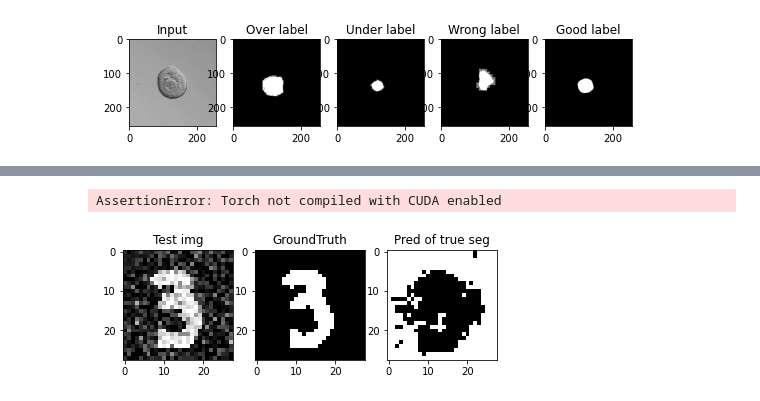
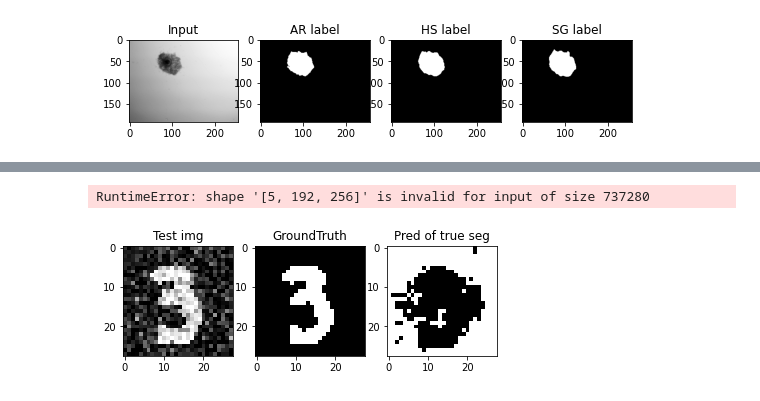
Before and after one commit to cerquide/Learn_Noisy_Labels_Medical_Images, a Jupyter notebook: MNIST_example.ipynb, the cells around one changed output, grey strips where cells are left out. Drawn from its saved outputs; the diff is of its cells as text; code cells hidden in the pictures.

Commit message:
adapt to gent

```diff
--- a/MNIST_example.ipynb
+++ b/MNIST_example.ipynb
@@ -43,8 +43,8 @@ learning_rate = 1e-2 # learning rate
 #label_mode = 'multi'
 
 ### INSERT CODE ###
-data_path = './oocytes_examples'
-dataset_tag = 'oocytes'
+data_path = './oocytes_gent/'
+dataset_tag = 'oocytes_gent'
 label_mode = 'multi'
 ### ----------- ###
 
@@ -65,46 +65,46 @@ testloader = data.DataLoader(test_dataset, batch_size=1, shuffle=False, drop_las
 
 # demonstrate the training samples:
 Image_index_to_demonstrate = 3
-images, labels_over, labels_under, labels_wrong, labels_good, imagename = validate_dataset[Image_index_to_demonstrate]
+images, labels_AR, labels_HS, labels_SG, imagename = validate_dataset[Image_index_to_demonstrate]
 images = np.mean(images, axis=0)
 # print('The dimension of image, channel:' + str(np.shape(images)[0]) + ', height:' + str(np.shape(images)[1]) + ', width:' + str(np.shape(images)[2]))
 # print('The dimension of label, channel:' + str(np.shape(labels_over)[0]) + ', height:' + str(np.shape(labels_over)[1]) + ', width:' + str(np.shape(labels_over)[2]))
 
 # plot input image:
 # the input image is original mnist images with gaussian noises
 # plt.imshow(np.mean(images, axis=0), cmap='gray')
 # plt.title('Input image')
 # plt.show()
 
 # plot the labels:
 fig = plt.figure(figsize=(9, 13))
-columns = 5
+columns = 4 # images, labels_AR, labels_HS, labels_SG
 rows = 1
 ax = []
 labels = []
 labels_names = []
 labels.append(images)
-labels.append(labels_over)
-labels.append(labels_under)
-labels.append(labels_wrong)
-labels.append(labels_good)
+labels.append(labels_AR)
+labels.append(labels_HS)
+labels.append(labels_SG)
+#labels.append(labels_good)
 labels_names.append('Input')
-labels_names.append('Over label')
-labels_names.append('Under label')
-labels_names.append('Wrong label')
-labels_names.append('Good label')
+labels_names.append('AR label')
+labels_names.append('HS label')
+labels_names.append('SG label')
+#labels_names.append('Good label')
 
 for i in range(columns*rows):
     if i != 0:
         label_ = labels[i][0, :, :]
     else:
         label_ = labels[i]
     ax.append(fig.add_subplot(rows, columns, i+1))
     ax[-1].set_title(labels_names[i])
     plt.imshow(label_, cmap='gray')
 plt.show()
 # %% [output]
-[figure, old version]
+[figure, new version]
 # %%
 # ===== #
 # Model
@@ -196,7 +196,7 @@ for epoch in range(num_epochs):
     running_loss_trace = 0
     running_iou = 0
 
-    for j, (images, labels_over, labels_under, labels_wrong, labels_good, imagename) in enumerate(trainloader):
+    for j, (images, labels_AR, labels_HS, labels_SG, imagename) in enumerate(trainloader):
 
         b, c, h, w = images.size()
 
@@ -205,16 +205,16 @@ for epoch in range(num_epochs):
 
         # cast numpy data into tensor float
         images = images.to(device=device, dtype=torch.float32)
-        labels_over = labels_over.to(device=device, dtype=torch.float32)
-        labels_under = labels_under.to(device=device, dtype=torch.float32)
-        labels_wrong = labels_wrong.to(device=device, dtype=torch.float32)
-        labels_good = labels_good.to(device=device, dtype=torch.float32)
+        labels_AR = labels_AR.to(device=device, dtype=torch.float32)
+        labels_HS = labels_HS.to(device=device, dtype=torch.float32)
+        labels_SG = labels_SG.to(device=device, dtype=torch.float32)
+        #labels_good = labels_good.to(device=device, dtype=torch.float32)
 
         labels_all = []
-        labels_all.append(labels_over)
-        labels_all.append(labels_under)
-        labels_all.append(labels_wrong)
-        labels_all.append(labels_good)
+        labels_all.append(labels_AR)
+        labels_all.append(labels_HS)
+        labels_all.append(labels_SG)
+        #labels_all.append(labels_good)
 
         # model has two outputs:
         # first one is the probability map for true ground truth
@@ -233,7 +233,8 @@ for epoch in range(num_epochs):
         optimizer.step()
 
         _, train_output = torch.max(outputs_logits, dim=1)
-        train_iou = segmentation_scores(labels_good.cpu().detach().numpy(), train_output.cpu().detach().numpy(), class_no)
+        #train_iou = segmentation_scores(labels_good.cpu().detach().numpy(), train_output.cpu().detach().numpy(), class_no)
+        train_iou = segmentation_scores(labels_AR.cpu().detach().numpy(), train_output.cpu().detach().numpy(), class_no)
         running_loss += loss
         running_loss_ce += loss_ce
         running_loss_trace += loss_trace
@@ -268,7 +269,7 @@ torch.save(model, save_model_name_full)
 print('\n')
 print('Training ended')
 # %% [output]
-AssertionError: Torch not compiled with CUDA enabled
+RuntimeError: shape '[5, 192, 256]' is invalid for input of size 737280
 # %%
 # =================================================== #
 # Testing
```
Also changed, not shown: parts of 2 cells of this notebook, 3 other files.
